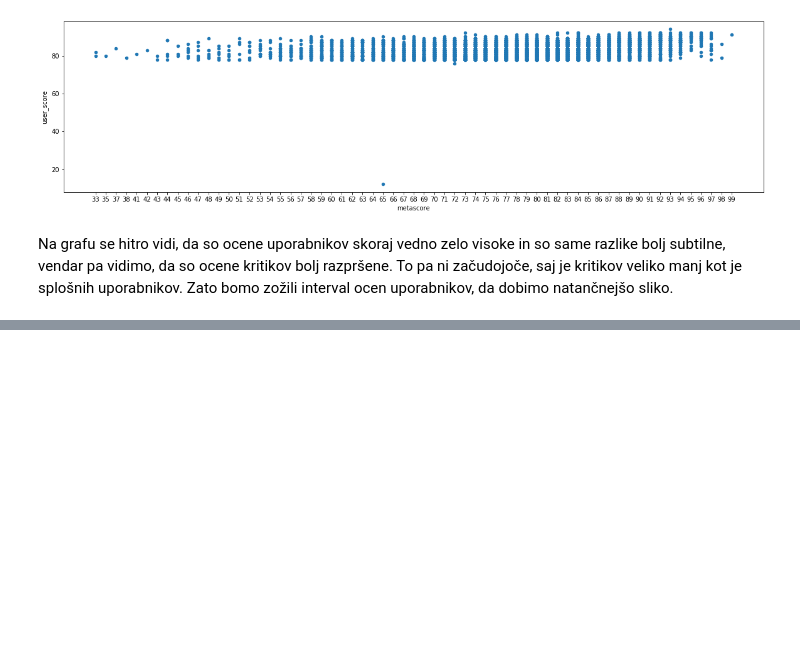
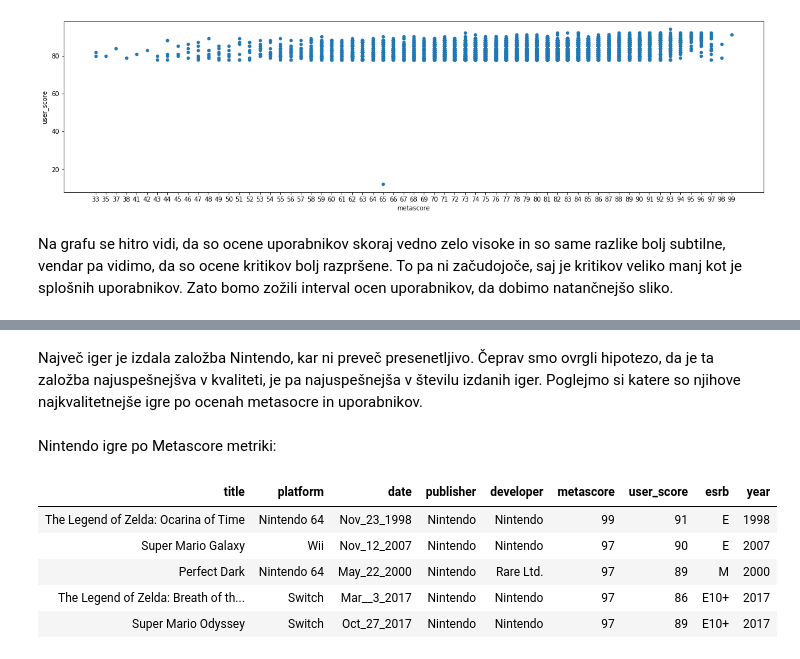
Before and after one commit to AndrazCepic/Naj-Igre, a Jupyter notebook: Naj_Igre.ipynb, the cells around one changed output, grey strips where cells are left out. Saved outputs shown, nothing was run; the diff lists cells and outputs as text; code cells hidden in the pictures; blank space fills up the shorter version.

```diff
--- a/Naj_Igre.ipynb
+++ b/Naj_Igre.ipynb
@@ -154,0 +422,22 @@ data2 = pd.merge(data, genres)
+# %% [markdown]
+Največ iger je izdala založba Nintendo, kar ni preveč presenetljivo. Čeprav smo ovrgli hipotezo, da je ta založba najuspešnejšva v kvaliteti, je pa najuspešnejša v številu izdanih iger.
+Poglejmo si katere so njihove najkvalitetnejše igre po ocenah metasocre in uporabnikov.
+# %%
+nintendo_m = data[
+    data['publisher'].str.match('^Nintendo$')
+].sort_values('metascore', ascending=False)
+
+nintendo_u = data[
+    data['publisher'].str.match('^Nintendo$')
+].sort_values('user_score', ascending=False)
+# %% [markdown]
+Nintendo igre po Metascore metriki:
+# %%
+nintendo_m.head(5).style.hide_index()
+# %% [output]
+| title | platform | date | publisher | developer | metascore | user_score | esrb | year |
+| The Legend of Zelda: Ocarina of Time | Nintendo 64 | Nov_23_1998 | Nintendo | Nintendo | 99 | 91 | E | 1998 |
+| Super Mario Galaxy | Wii | Nov_12_2007 | Nintendo | Nintendo | 97 | 90 | E | 2007 |
+| Perfect Dark | Nintendo 64 | May_22_2000 | Nintendo | Rare Ltd. | 97 | 89 | M | 2000 |
+| The Legend of Zelda: Breath of th... | Switch | Mar__3_2017 | Nintendo | Nintendo | 97 | 86 | E10+ | 2017 |
+| Super Mario Odyssey | Switch | Oct_27_2017 | Nintendo | Nintendo | 97 | 89 | E10+ | 2017 |
```
Also changed, not shown: parts of 108 cells of this notebook.
